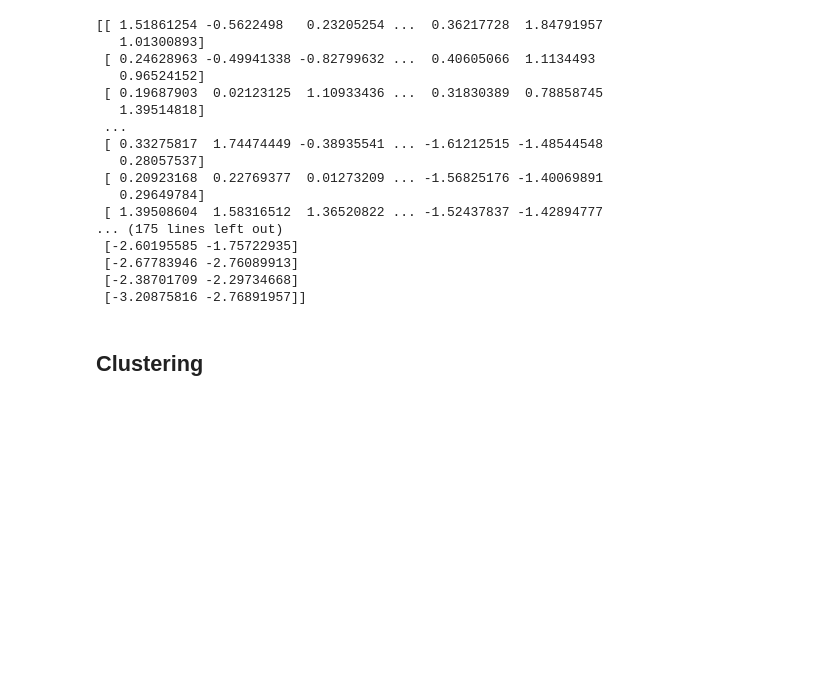
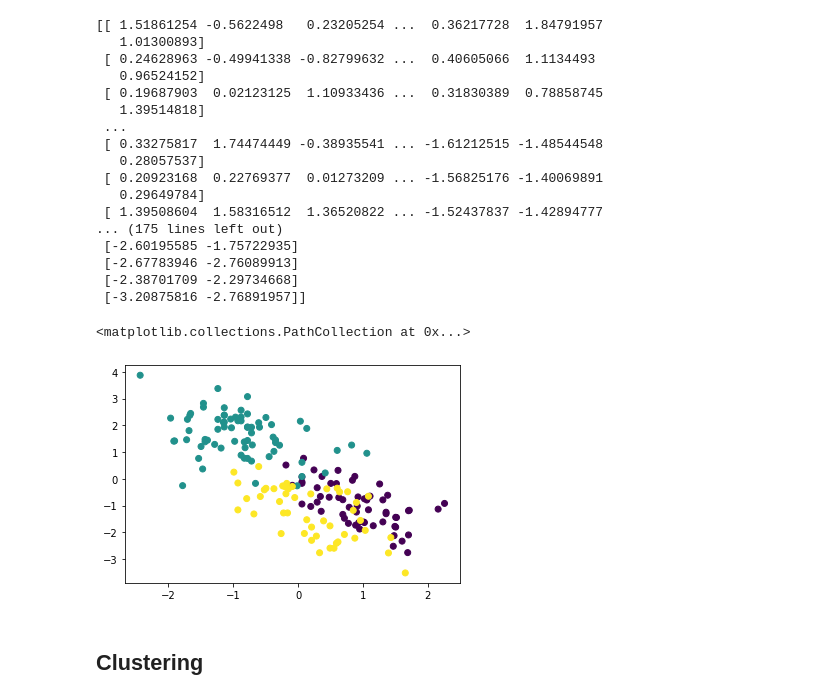
Before and after one commit to cyberanalyst268/Data-Science-and-Decision-Making, a Jupyter notebook: exploration/lab_exploration.ipynb, the cells around one changed output. Cells and saved outputs as stored; diff of their text form; code cells hidden in the pictures; blank space fills up the shorter version.

```diff
--- a/exploration/lab_exploration.ipynb
+++ b/exploration/lab_exploration.ipynb
@@ -169,7 +169,11 @@ print(pca_result)
 # %%
 # Plot your two components, using the label from the data to colour the points
 
 # YOUR CODE HERE
+plt.scatter(scaler_result[:, 0], pca_result[:, 1], c=df['y'])
+# %% [output]
+<matplotlib.collections.PathCollection at 0x...>
+[figure, added]
 # %%
 # How many components do you need to keep at least 85% of the variance in the dataset? (Q6)
 
```
